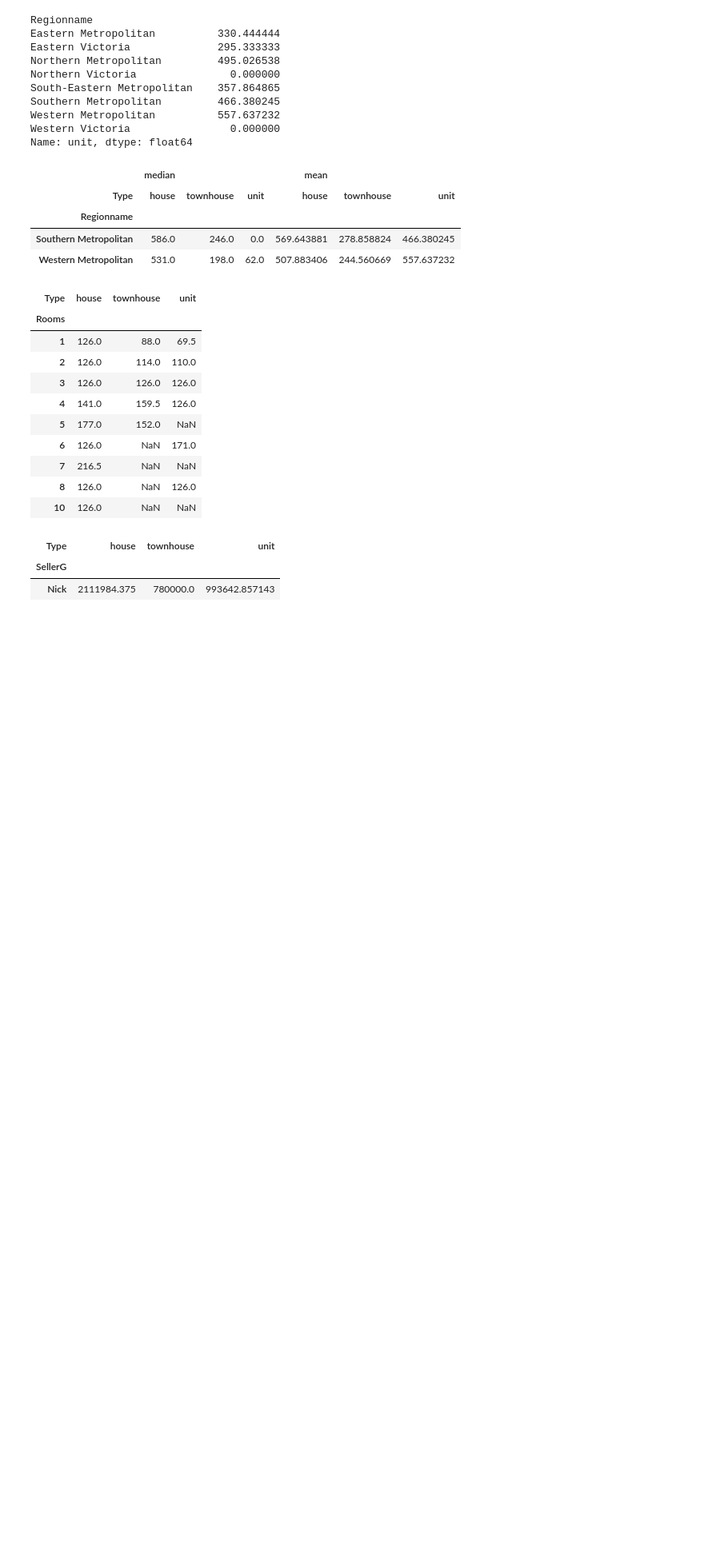
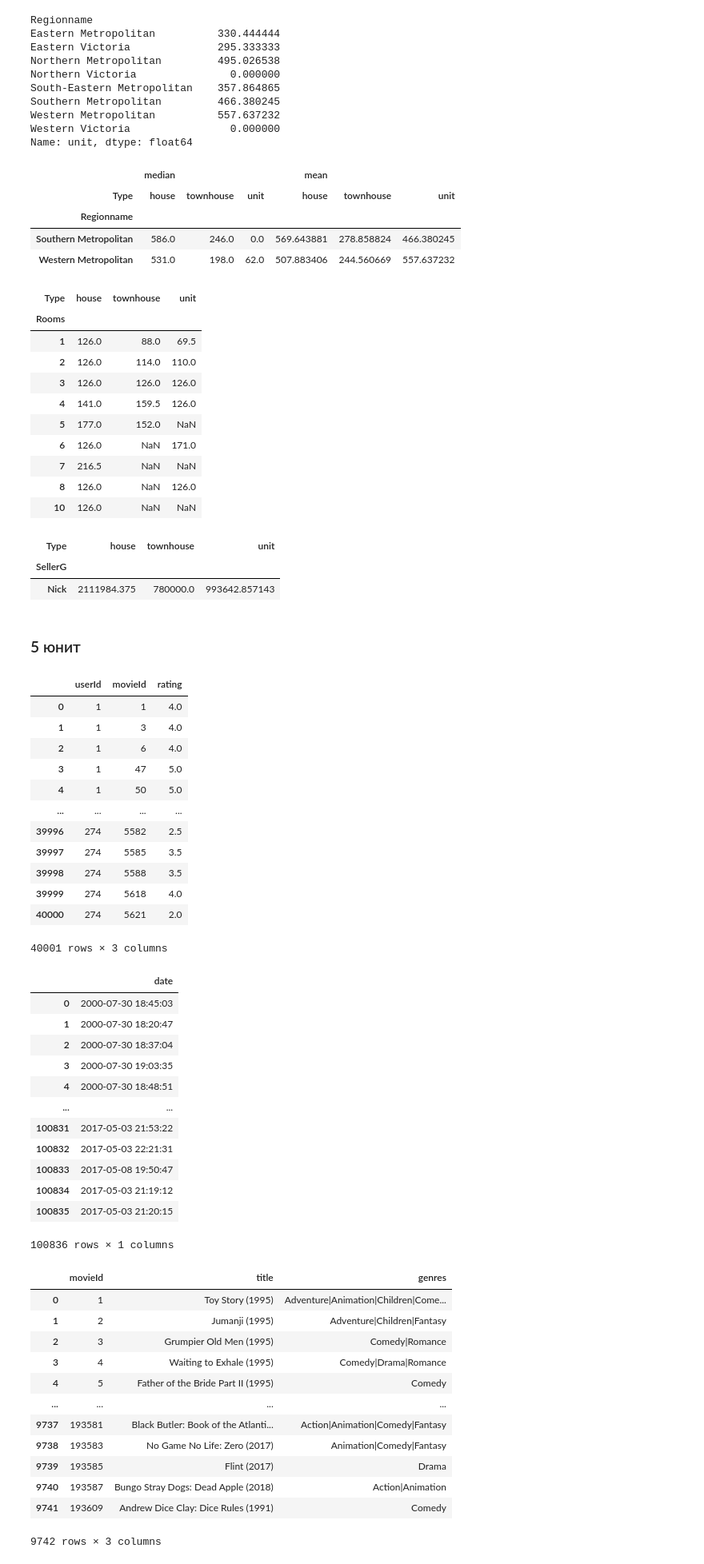
Before and after one commit to thetitorenko/sf_dspr_code, a Jupyter notebook: 01-block/05-python_12/05-python_12.ipynb, the cells around one changed output. Shown: that part at 80% size. Cells and saved outputs as stored; diff of their text form; code cells hidden in the pictures; blank space fills up the shorter version.

```diff
--- a/01-block/05-python_12/05-python_12.ipynb
+++ b/01-block/05-python_12/05-python_12.ipynb
@@ -516,3 +516,54 @@ display(pivot[mask])
 | Type | house | townhouse | unit |
 | SellerG |  |  |  |
 | Nick | 2111984.375 | 780000.0 | 993642.857143 |
+# %% [markdown]
+### 5 юнит
+# %%
+ratings1 = pd.read_csv('data/ratings1.csv')
+ratings2 = pd.read_csv('data/ratings2.csv')
+dates = pd.read_csv('data/dates.csv')
+movies = pd.read_csv('data/movies.csv')
+
+display(ratings1)
+display(dates)
+display(movies)
+# %% [output]
+|  | userId | movieId | rating |
+| 0 | 1 | 1 | 4.0 |
+| 1 | 1 | 3 | 4.0 |
+| 2 | 1 | 6 | 4.0 |
+| 3 | 1 | 47 | 5.0 |
+| 4 | 1 | 50 | 5.0 |
+| ... | ... | ... | ... |
+| 39996 | 274 | 5582 | 2.5 |
+| 39997 | 274 | 5585 | 3.5 |
+| 39998 | 274 | 5588 | 3.5 |
+| 39999 | 274 | 5618 | 4.0 |
+| 40000 | 274 | 5621 | 2.0 |
+40001 rows × 3 columns
+|  | date |
+| 0 | 2000-07-30 18:45:03 |
+| 1 | 2000-07-30 18:20:47 |
+| 2 | 2000-07-30 18:37:04 |
+| 3 | 2000-07-30 19:03:35 |
+| 4 | 2000-07-30 18:48:51 |
+| ... | ... |
+| 100831 | 2017-05-03 21:53:22 |
+| 100832 | 2017-05-03 22:21:31 |
+| 100833 | 2017-05-08 19:50:47 |
+| 100834 | 2017-05-03 21:19:12 |
+| 100835 | 2017-05-03 21:20:15 |
+100836 rows × 1 columns
+|  | movieId | title | genres |
+| 0 | 1 | Toy Story (1995) | Adventure|Animation|Children|Come... |
+| 1 | 2 | Jumanji (1995) | Adventure|Children|Fantasy |
+| 2 | 3 | Grumpier Old Men (1995) | Comedy|Romance |
+| 3 | 4 | Waiting to Exhale (1995) | Comedy|Drama|Romance |
+| 4 | 5 | Father of the Bride Part II (1995) | Comedy |
+| ... | ... | ... | ... |
+| 9737 | 193581 | Black Butler: Book of the Atlanti... | Action|Animation|Comedy|Fantasy |
+| 9738 | 193583 | No Game No Life: Zero (2017) | Animation|Comedy|Fantasy |
+| 9739 | 193585 | Flint (2017) | Drama |
+| 9740 | 193587 | Bungo Stray Dogs: Dead Apple (2018) | Action|Animation |
+| 9741 | 193609 | Andrew Dice Clay: Dice Rules (1991) | Comedy |
+9742 rows × 3 columns
```
Also changed, not shown: parts of 11 cells of this notebook, 4 other files.
